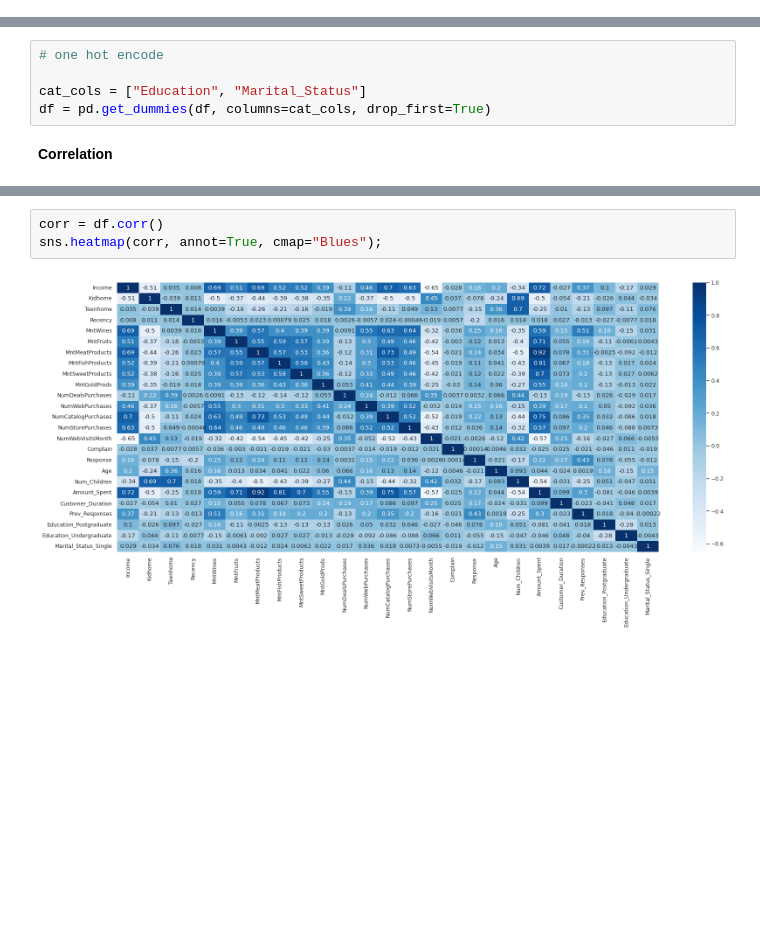
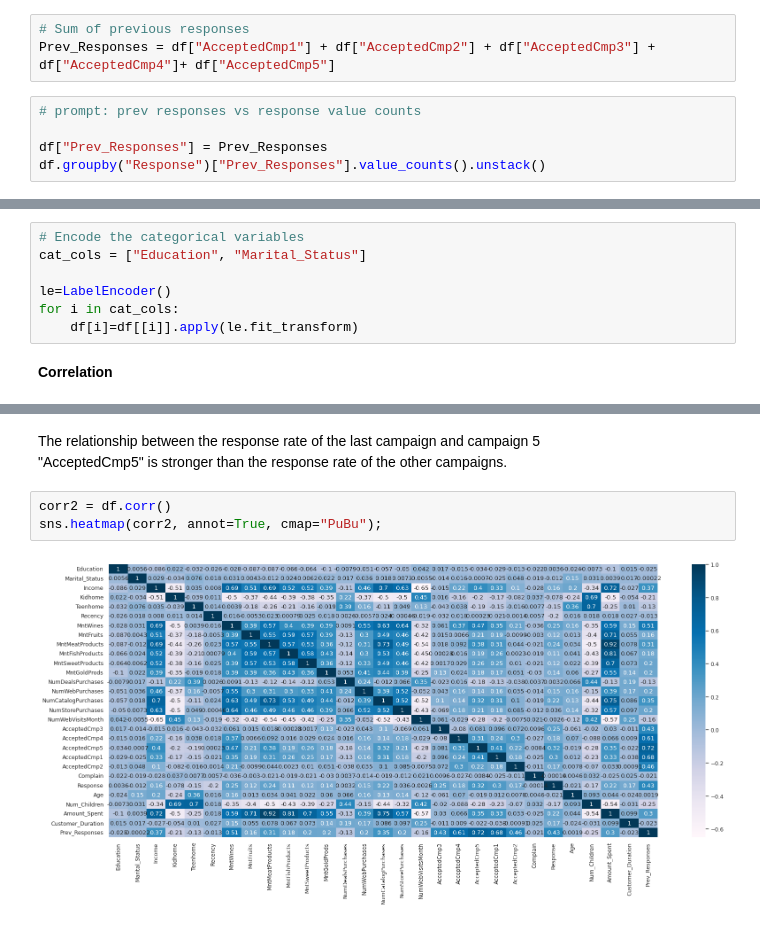
Before and after one commit to PerisN/Campaign_Marketing_Analytics, a Jupyter notebook: notebooks/customer_profile_analysis.ipynb, the cells around one changed output, grey strips where cells are left out. Cells and saved outputs as stored; diff of their text form; blank space fills up the shorter version.

```diff
--- a/notebooks/customer_profile_analysis.ipynb
+++ b/notebooks/customer_profile_analysis.ipynb
@@ -294,0 +278,8 @@ axes[1].set_title("Sum of previous campaign responses");
+# %%
+# Sum of previous responses
+Prev_Responses = df["AcceptedCmp1"] + df["AcceptedCmp2"] + df["AcceptedCmp3"] + df["AcceptedCmp4"]+ df["AcceptedCmp5"]
+# %%
+# prompt: prev responses vs response value counts
+
+df["Prev_Responses"] = Prev_Responses
+df.groupby("Response")["Prev_Responses"].value_counts().unstack()
@@ -442,10 +443,12 @@ grid.fig.suptitle("Income distribution by Marital Status and Education");
 sns.pairplot(df, vars=["Age", "Income", "Amount_Spent", "Num_Children"], hue="Response", palette=palette);
 # %% [output]
 [figure]
-# %%
-# one hot encode
-
-cat_cols = ["Education", "Marital_Status"]
-df = pd.get_dummies(df, columns=cat_cols, drop_first=True)
+# %%
+# Encode the categorical variables
+cat_cols = ["Education", "Marital_Status"]
+
+le=LabelEncoder()
+for i in cat_cols:
+    df[i]=df[[i]].apply(le.fit_transform)
 # %% [markdown]
 **Correlation**
@@ -452,5 +473,8 @@ df = pd.get_dummies(df, columns=cat_cols, drop_first=True)
+# %% [markdown]
+The relationship between the response rate of the last campaign and campaign 5
+ "AcceptedCmp5"  is stronger than the response rate of the other campaigns.
 # %%
-corr = df.corr()
-sns.heatmap(corr, annot=True, cmap="Blues");
+corr2 = df.corr()
+sns.heatmap(corr2, annot=True, cmap="PuBu");
 # %% [output]
-[figure, old version]
+[figure, new version]
```
Also changed, not shown: parts of 15 cells of this notebook.
